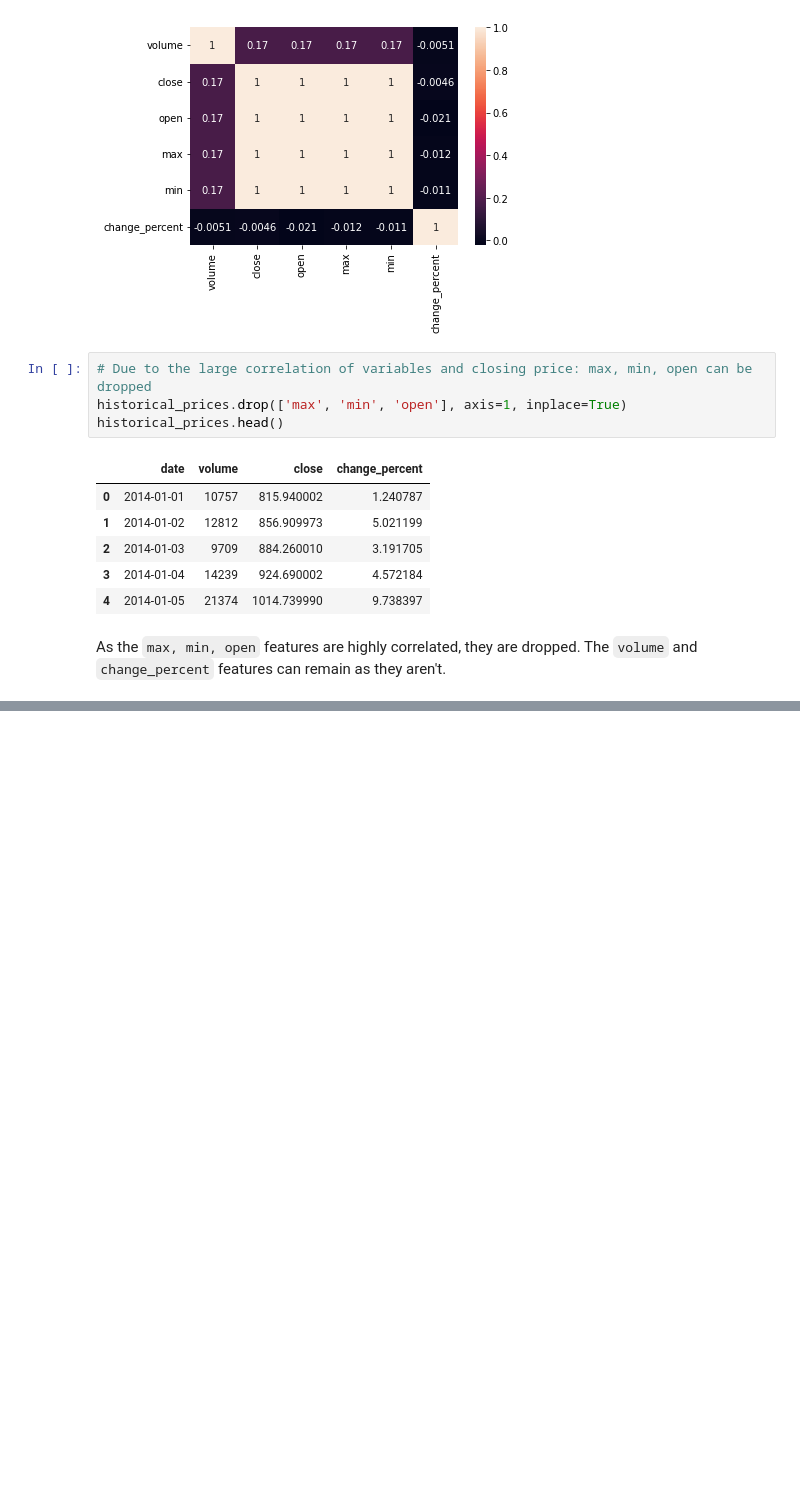
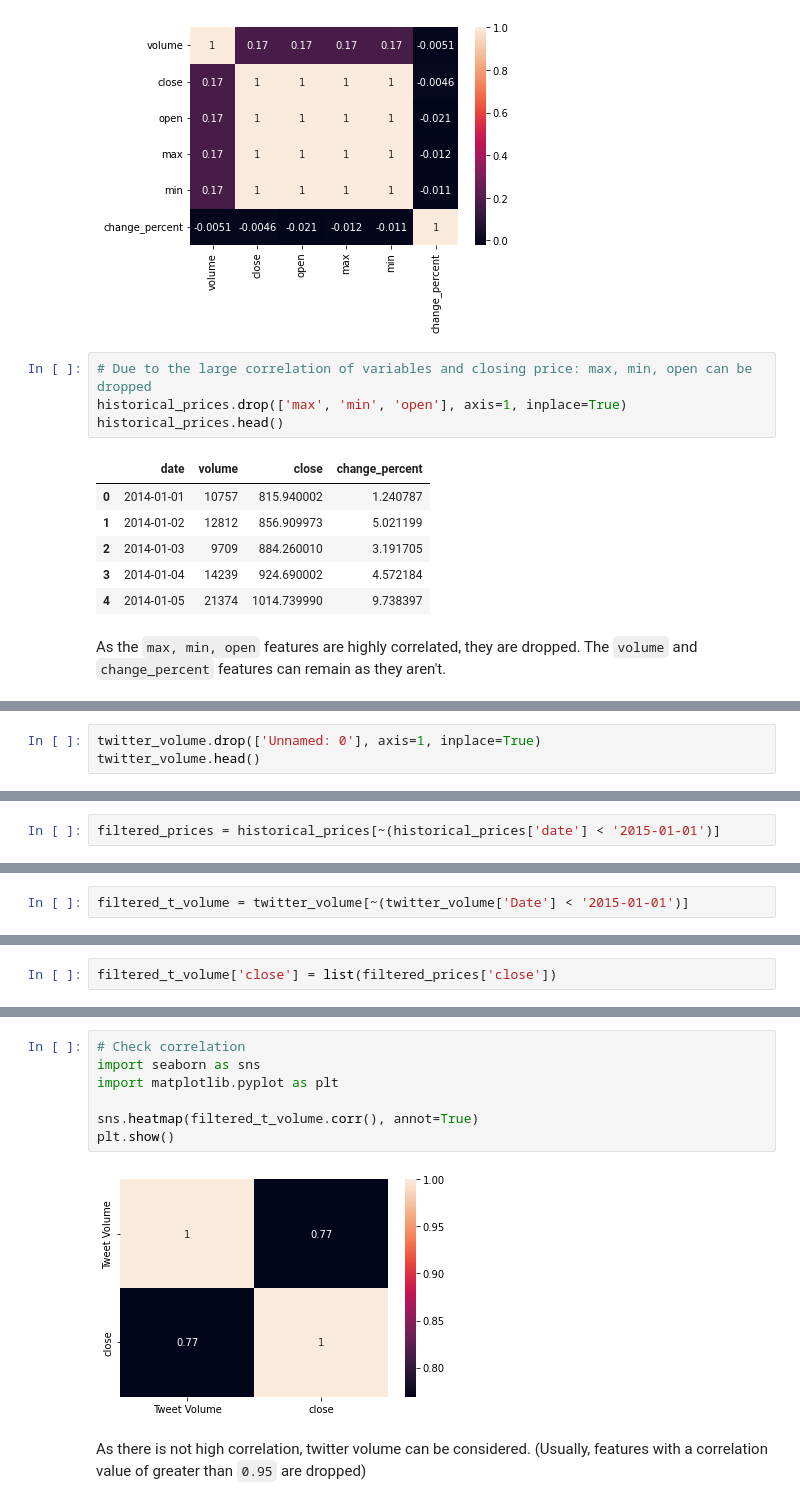
Before and after one commit to Ammar-Raneez/BitForecast, a Jupyter notebook: ml/notebooks/preprocessing/create_dataset.ipynb, the cells around one changed output, grey strips where cells are left out. Drawn from its saved outputs; the diff is of its cells as text; blank space fills up the shorter version.

Commit message:
feat: add twitter volume dataset analysis

```diff
--- a/ml/notebooks/preprocessing/create_dataset.ipynb
+++ b/ml/notebooks/preprocessing/create_dataset.ipynb
@@ -63,0 +76,3 @@ As the `max, min, open` features are highly correlated, they are dropped. The `v
+# %%
+twitter_volume.drop(['Unnamed: 0'], axis=1, inplace=True)
+twitter_volume.head()
@@ -63,0 +104,2 @@ As the `max, min, open` features are highly correlated, they are dropped. The `v
+# %%
+filtered_prices = historical_prices[~(historical_prices['date'] < '2015-01-01')]
@@ -63,0 +124,2 @@ As the `max, min, open` features are highly correlated, they are dropped. The `v
+# %%
+filtered_t_volume = twitter_volume[~(twitter_volume['Date'] < '2015-01-01')]
@@ -63,0 +144,2 @@ As the `max, min, open` features are highly correlated, they are dropped. The `v
+# %%
+filtered_t_volume['close'] = list(filtered_prices['close'])
@@ -63,0 +161,11 @@ As the `max, min, open` features are highly correlated, they are dropped. The `v
+# %%
+# Check correlation
+import seaborn as sns
+import matplotlib.pyplot as plt
+
+sns.heatmap(filtered_t_volume.corr(), annot=True)
+plt.show()
+# %% [output]
+[figure, added]
+# %% [markdown]
+As there is not high correlation, twitter volume can be considered. (Usually, features with a correlation value of greater than `0.95` are dropped)
```
Also changed, not shown: parts of 11 cells of this notebook.
